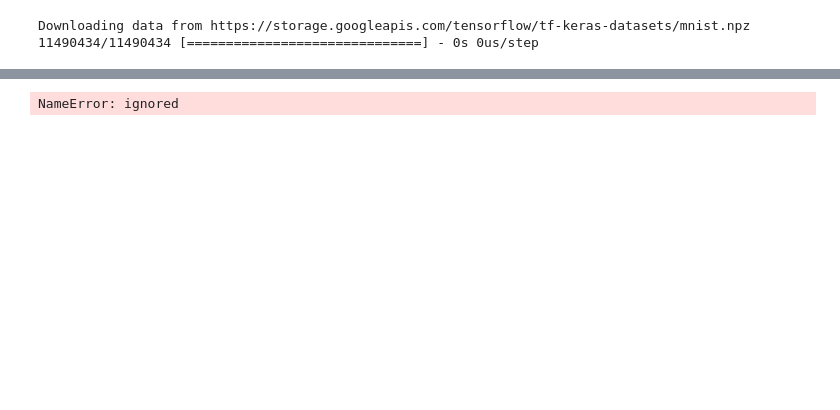
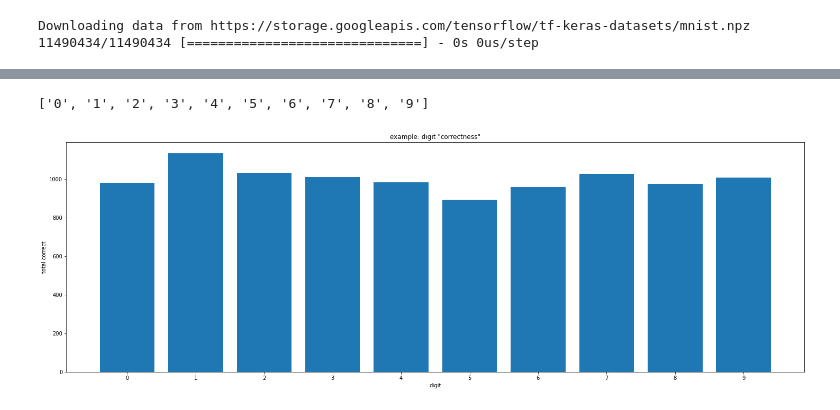
Before and after one commit to jnhood/helloAI, a Jupyter notebook: darkness.ipynb, the cells around one changed output, grey strips where cells are left out. Saved outputs shown, nothing was run; the diff lists cells and outputs as text; code cells hidden in the pictures; blank space fills up the shorter version.

```diff
--- a/darkness.ipynb
+++ b/darkness.ipynb
@@ -51,20 +151,32 @@ print(list_count_2([2, 1, 3, 1, 4]))
+# %%
+def findClosest(darkness):
+  diffs = darknesses-darkness
+  return np.argmin(np.abs(diffs))
 # %%
+import numpy as np
+
 accuracies = [0]*10
 for i in range(len(X_test)):
   x = X_test[i]
   label = Y_test[i]
   darknessX = calcDarkness(x)
+  predictedlabel = findClosest(darknessX)
+  if darknessX == predictedlabel:
+    accuracies[label] += 1
   # ... now you should take the darkness you calculated for this image … compare it to  the other “average” darknesses for each digit
-  # ... pick the digit that this darkness is closest to
-  # ... does that digit match the label? If so, increment a count of how many images you’ve classified correctly ...
-  # ... note that there are 10 different accuracy counts (one for each digit, so every time you get a prediction correct, update the appropriate accuracy count)
-
-# now put your pyplot here AFTER the for loop (i.e., not indented)
-# use the digits below as the x axis and your accuracies as the y axis
 
 # setup the x-axis
-digits = [f"{i}" for i in range(10)] # list comprehension that creates the digits as strings so that they all show up on the x axis (updated to add the curly braces)
+digits = [f"{i}" for i in range(10)] # list comprehension that creates the digits as strings so that they all show up on the x axis
 
 # look at the examples to see how to plot something once you have the x-axis (digits) and the y-axis (accuracies)
+import matplotlib.pyplot as plt
+fig, ax = plt.subplots(figsize=(25, 8))
+print(digits)
+ax.bar(digits,accuracies, label="accuracies (raw count)")
+ax.set_xlabel("digit")
+ax.set_ylabel("total correct")
+plt.title("example: digit \"correctness\"")
+plt.show()
 # %% [output]
-NameError: ignored
+['0', '1', '2', '3', '4', '5', '6', '7', '8', '9']
+[figure, added]
```
Also changed, not shown: parts of 10 cells of this notebook.
